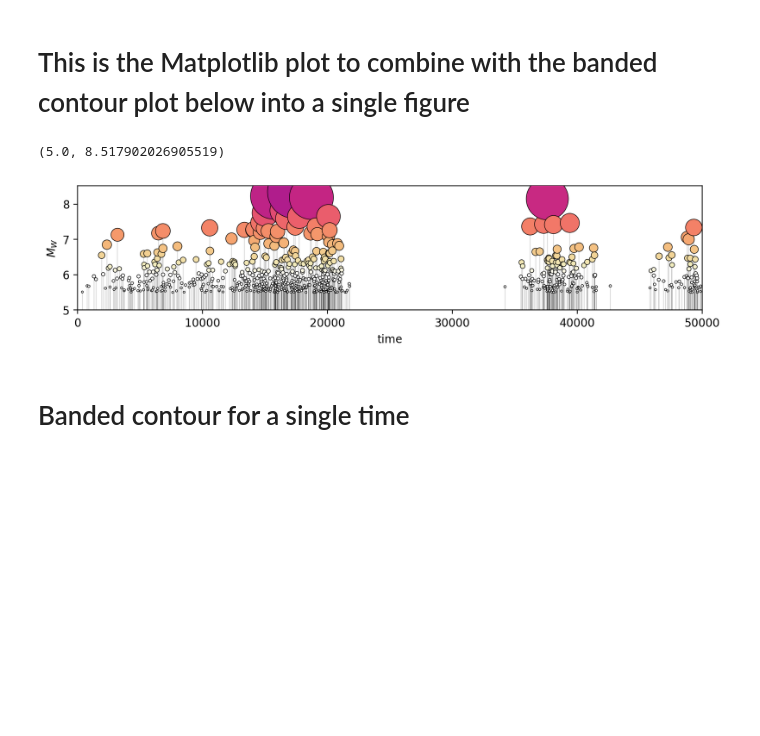
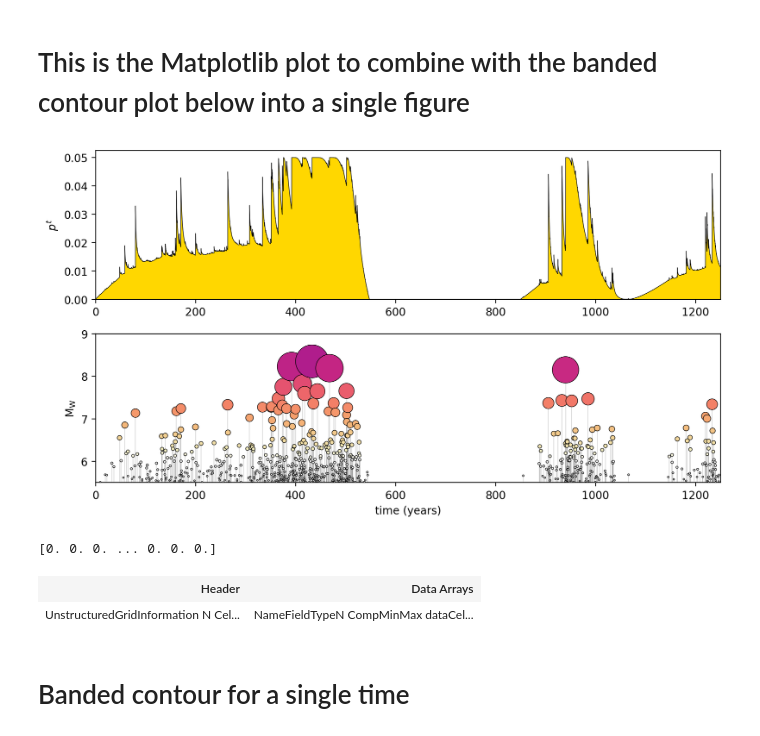
Before and after one commit to brendanjmeade/kale, a Jupyter notebook: kale_single_step_erosion_figures_nankai.ipynb, the cells around one changed output. Saved outputs shown, nothing was run; the diff lists cells and outputs as text; code cells hidden in the pictures; blank space fills up the shorter version.

```diff
--- a/kale_single_step_erosion_figures_nankai.ipynb
+++ b/kale_single_step_erosion_figures_nankai.ipynb
@@ -99,50 +115,104 @@ start_idx = 0
 end_idx = len(time_series.time)
 minimum_event_moment_magnitude = 5.0
 
+idxs = np.arange(0, len(time_series.time))
+real_time = idxs * 50 * 5e-7 * 1000
+
 event_idx = np.where(time_series.event_trigger_flag == 1)[0]
-figsize = (10, 2)
+# figsize = (10, 3)
+# plt.figure(figsize=figsize)
+
+figsize = (9, 5)
 plt.figure(figsize=figsize)
 
+# Plot probability time series
+plt.subplot(2, 1, 1)
+plt.plot(
+    real_time[start_idx:end_idx],
+    time_series.probability_weight[start_idx:end_idx],
+    "-k",
+    linewidth=0.5,
+)
+plt.plot(
+    # [time_series.time[start_idx], time_series.time[end_idx - 1]],
+    [real_time[start_idx], real_time[end_idx - 1]],
+
+    [0, 0],
+    "-k",
+    linewidth=0.5,
+)
+plt.fill_between(
+    # time_series.time[start_idx:end_idx],
+    real_time[start_idx:end_idx],
+    # np.zeros_like(time_series.time[start_idx:end_idx]),
+    np.zeros_like(real_time[start_idx:end_idx]),
+    time_series.probability_weight[start_idx:end_idx],
+    color="gold",
+    alpha=1.0,
+    edgecolor=None,
+)
+
+plt.xlim([real_time[start_idx], real_time[end_idx-1]])
+plt.gca().set_ylim(bottom=0.0)
+plt.ylabel("$p^t$")
+
+
 # Plot earthquake magnitude stem plot
+plt.subplot(2, 1, 2)
+
 for i in range(event_idx.size):
     plt.plot(
         [
-            time_series.time[event_idx[i]],
-            time_series.time[event_idx[i]],
+            real_time[event_idx[i]], # time_series.time[event_idx[i]],
+            real_time[event_idx[i]] #time_series.time[event_idx[i]],
         ],
         [
             minimum_event_moment_magnitude,
             time_series.event_magnitude[event_idx[i]],
         ],
         "-",
         linewidth=0.1,
         zorder=10,
         color="k",
     )
 
 cmap = cc.cm.CET_L17
-magnitude_plot_size = 1e-5 * 10 ** time_series.event_magnitude[event_idx]
+magnitude_plot_size = 1e-5 * 9 ** time_series.event_magnitude[event_idx]
 plt.scatter(
-    time_series.time[event_idx],
+    # time_series.time[event_idx],
+    real_time[event_idx],
     time_series.event_magnitude[event_idx],
     s=magnitude_plot_size,
     c=time_series.event_magnitude[event_idx],
     zorder=20,
     alpha=1.0,
     edgecolors="k",
     linewidths=0.5,
     cmap=cmap,
     vmin=6.0,
     vmax=9.0,
 )
 
-plt.xlabel("time")
-plt.ylabel("$M_W$")
-plt.xlim([start_idx, end_idx])
-plt.gca().set_ylim(bottom=minimum_event_moment_magnitude)
+plt.xlabel("time (years)")
+plt.ylabel("$\mathrm{M}_\mathrm{W}$")
+# plt.xlim([start_idx, end_idx])
+plt.xlim([real_time[start_idx], real_time[end_idx-1]])
+plt.gca().set_ylim(bottom=5.5)
+plt.gca().set_ylim([5.5, 9.0])
+plt.tight_layout()
+plt.savefig("time_series_real_time.pdf", dpi=500)
 # %% [output]
-(5.0, 8.517902026905519)
-[figure, old version]
+[figure, new version]
+# %%
+print(time_series.event_trigger_flag)
+
+time_series.event_magnitude[event_idx].min()
+time_series.event_magnitude[event_idx].min()
+mesh
+# %% [output]
+[0. 0. 0. ... 0. 0. 0.]
+| Header | Data Arrays |
+| UnstructuredGridInformation N Cel... | NameFieldTypeN CompMinMax dataCel... |
 # %% [markdown]
 # Banded contour for a single time
 # %%
```
Also changed, not shown: parts of 4 cells of this notebook, 2 other files.
